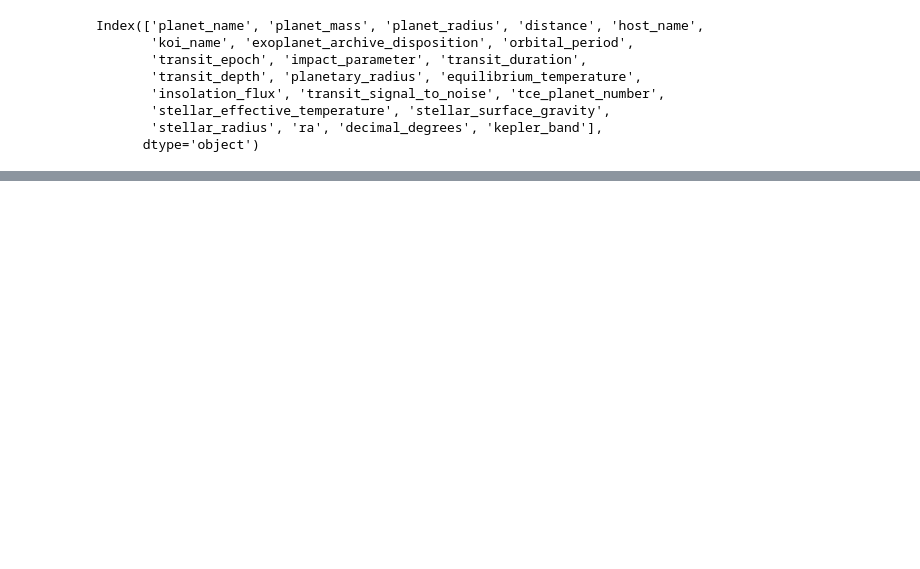
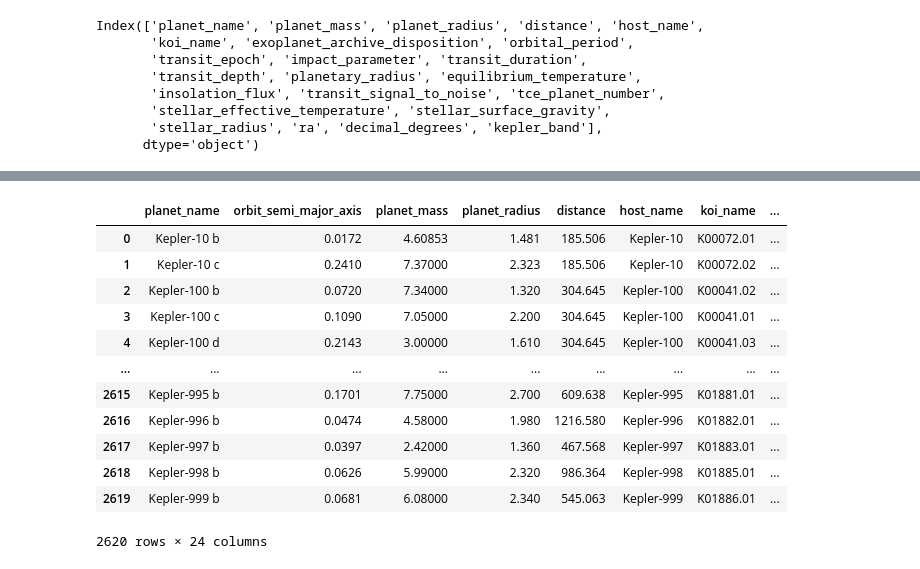
Before and after one commit to LiShanDa2021/exoplanet_detector, a Jupyter notebook: jupyter_notebooks/planet_orbit_test.ipynb, the cells around one changed output, grey strips where cells are left out. Saved outputs shown, nothing was run; the diff lists cells and outputs as text; code cells hidden in the pictures; blank space fills up the shorter version.

```diff
--- a/jupyter_notebooks/planet_orbit_test.ipynb
+++ b/jupyter_notebooks/planet_orbit_test.ipynb
@@ -49,0 +153,17 @@ Index(['planet_name', 'planet_mass', 'planet_radius', 'distance', 'host_name',
+# %%
+planets_df = orbit_df.merge(df)
+planets_df
+# %% [output]
+|  | planet_name | orbit_semi_major_axis | planet_mass | planet_radius | distance | host_name | koi_name | ... |
+| 0 | Kepler-10 b | 0.0172 | 4.60853 | 1.481 | 185.506 | Kepler-10 | K00072.01 | ... |
+| 1 | Kepler-10 c | 0.2410 | 7.37000 | 2.323 | 185.506 | Kepler-10 | K00072.02 | ... |
+| 2 | Kepler-100 b | 0.0720 | 7.34000 | 1.320 | 304.645 | Kepler-100 | K00041.02 | ... |
+| 3 | Kepler-100 c | 0.1090 | 7.05000 | 2.200 | 304.645 | Kepler-100 | K00041.01 | ... |
+| 4 | Kepler-100 d | 0.2143 | 3.00000 | 1.610 | 304.645 | Kepler-100 | K00041.03 | ... |
+| ... | ... | ... | ... | ... | ... | ... | ... | ... |
+| 2615 | Kepler-995 b | 0.1701 | 7.75000 | 2.700 | 609.638 | Kepler-995 | K01881.01 | ... |
+| 2616 | Kepler-996 b | 0.0474 | 4.58000 | 1.980 | 1216.580 | Kepler-996 | K01882.01 | ... |
+| 2617 | Kepler-997 b | 0.0397 | 2.42000 | 1.360 | 467.568 | Kepler-997 | K01883.01 | ... |
+| 2618 | Kepler-998 b | 0.0626 | 5.99000 | 2.320 | 986.364 | Kepler-998 | K01885.01 | ... |
+| 2619 | Kepler-999 b | 0.0681 | 6.08000 | 2.340 | 545.063 | Kepler-999 | K01886.01 | ... |
+2620 rows × 24 columns
```
Also changed, not shown: parts of 25 cells of this notebook, 4 other files.
